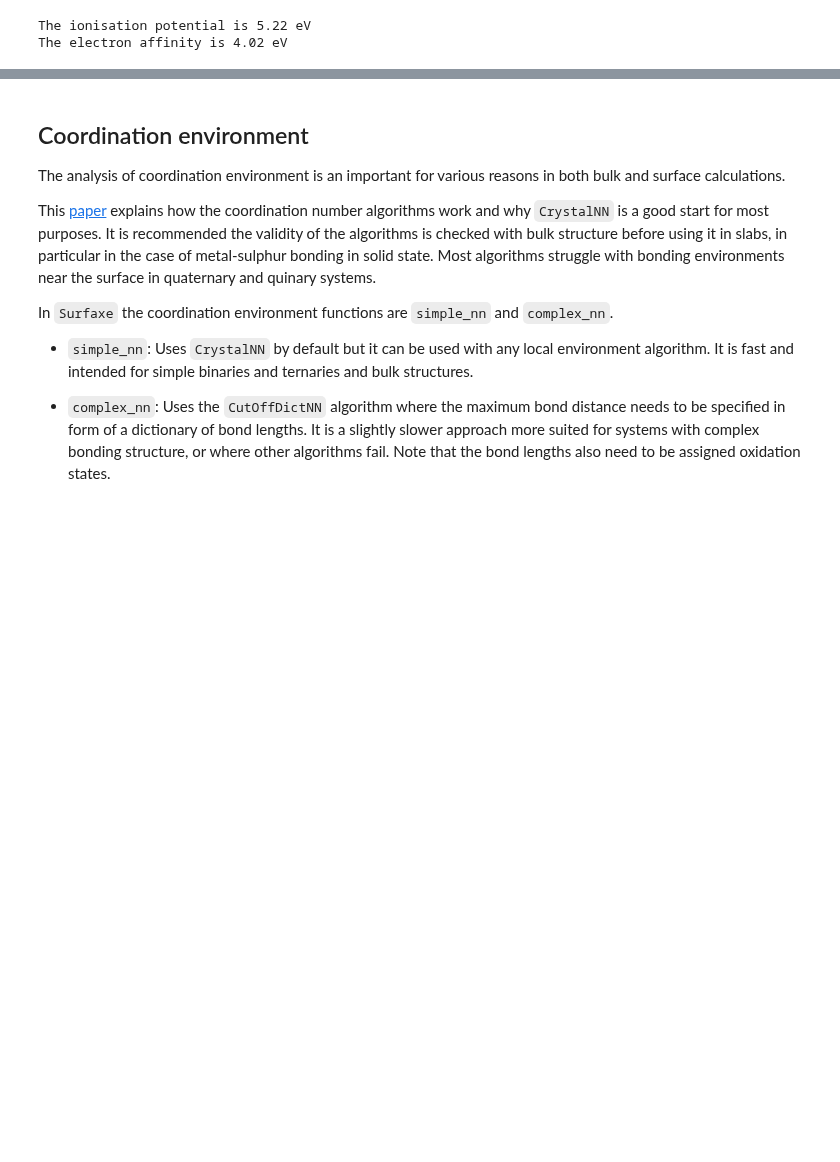
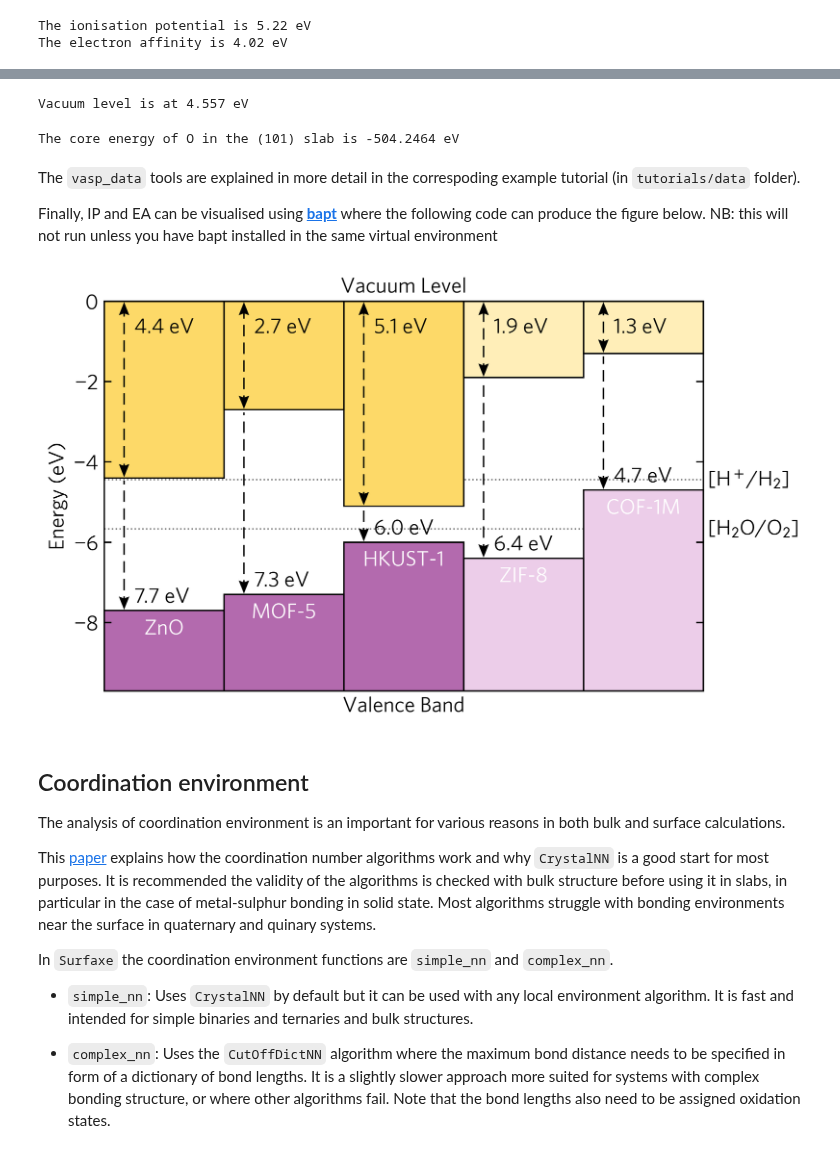
Before and after one commit to SMTG-Bham/surfaxe, a Jupyter notebook: tutorials/analysis/analysis_tutorial.ipynb, the cells around one changed output, grey strips where cells are left out. Drawn from its saved outputs; the diff is of its cells as text; code cells hidden in the pictures; blank space fills up the shorter version.

Commit message:
band alignment tutorials

```diff
--- a/tutorials/analysis/analysis_tutorial.ipynb
+++ b/tutorials/analysis/analysis_tutorial.ipynb
@@ -93,3 +99,47 @@ IP and EA can be visualised using [bapt](https://github.com/utf/bapt)
+# %%
+from surfaxe.vasp_data import vacuum
+
+vac = vacuum('potential.csv')
+print(f'Vacuum level is at {vac} eV')
+# %% [output]
+Vacuum level is at 4.557 eV
+# %%
+from surfaxe.vasp_data import core_energy
+
+outcar_path = '../../example_data/vasp_data/101/OUTCAR'
+structure_path = '../../example_data/vasp_data/101/POSCAR'
+
+core = core_energy('O', ['Sn', 'Sn', 'Sn'], outcar=outcar_path, structure=structure_path)
+
+print(f'The core energy of O in the (101) slab is {core} eV')
+# %% [output]
+The core energy of O in the (101) slab is -504.2464 eV
+# %% [markdown]
+The `vasp_data` tools are explained in more detail in the correspoding example tutorial (in `tutorials/data` folder).
+
+Finally, IP and EA can be visualised using **[bapt](https://github.com/utf/bapt)** where the following code can produce the figure below. NB: this will not run unless you have bapt installed in the same virtual environment
+# %%
+from bapt import get_plot
+
+# set colours
+light_yellow = '#FFEEB8'
+light_purple = '#ECCDE9'
+yellow = '#FDD968'
+purple = '#B36AAE'
+
+# Define the data to plot in the {'name': 'name', 'ip': ionisation_potential, 'ea': electron_affinity, 'cb_colour': hex color} format
+data = [
+        {'name': 'ZnO', 'ip': 7.7, 'ea': 4.4,  'vb_colour': purple, 'cb_colour': yellow},
+        {'name': 'MOF-5', 'ip': 7.3, 'ea': 2.7,  'vb_colour': purple, 'cb_colour': yellow},
+        {'name': 'HKUST-1', 'ip': 6.0, 'ea': 5.1,  'vb_colour':  purple, 'cb_colour': yellow},
+        {'name': 'ZIF-8', 'ip': 6.4, 'ea': 1.9,  'vb_colour':  light_purple, 'cb_colour': light_yellow},
+        {'name': 'COF-1M', 'ip': 4.7, 'ea': 1.3,  'vb_colour': light_purple,  'cb_colour':light_yellow},]
+
+# photocat = True to plot water redox potential
+plt = get_plot(data, show_ea=True, gap=0, show_axis=True, photocat=True, gradients=False, name_colour='w')
+plt.show()
+# %% [output]
+[figure, added]
 # %% [markdown]
 ## Coordination environment
 The analysis of coordination environment is an important for various reasons in both bulk and surface calculations.
```
Also changed, not shown: parts of 3 cells of this notebook, 1 other file.
